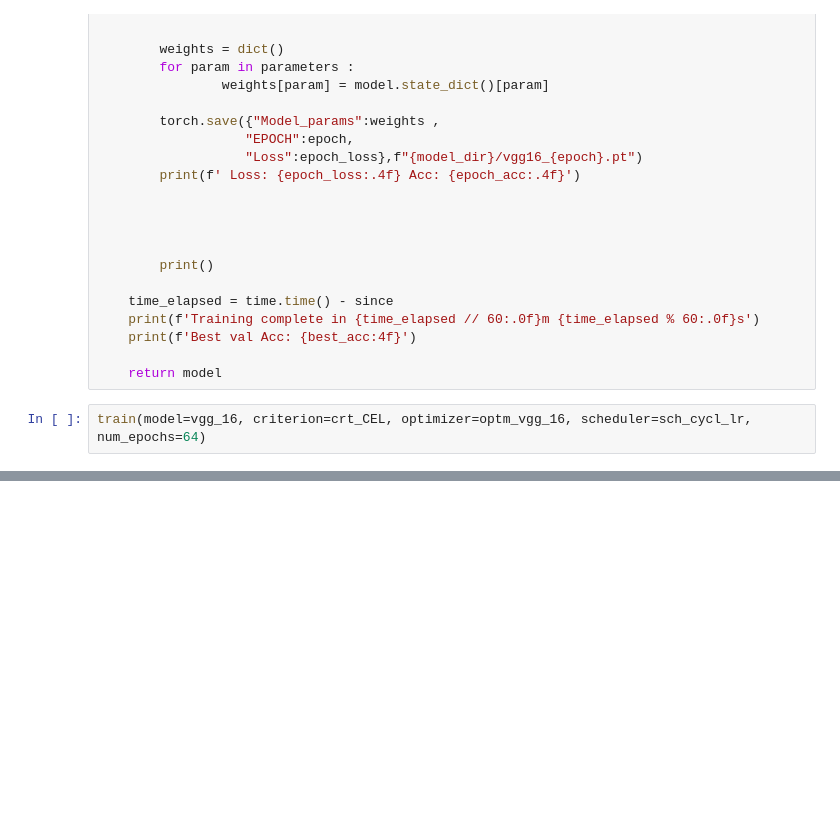
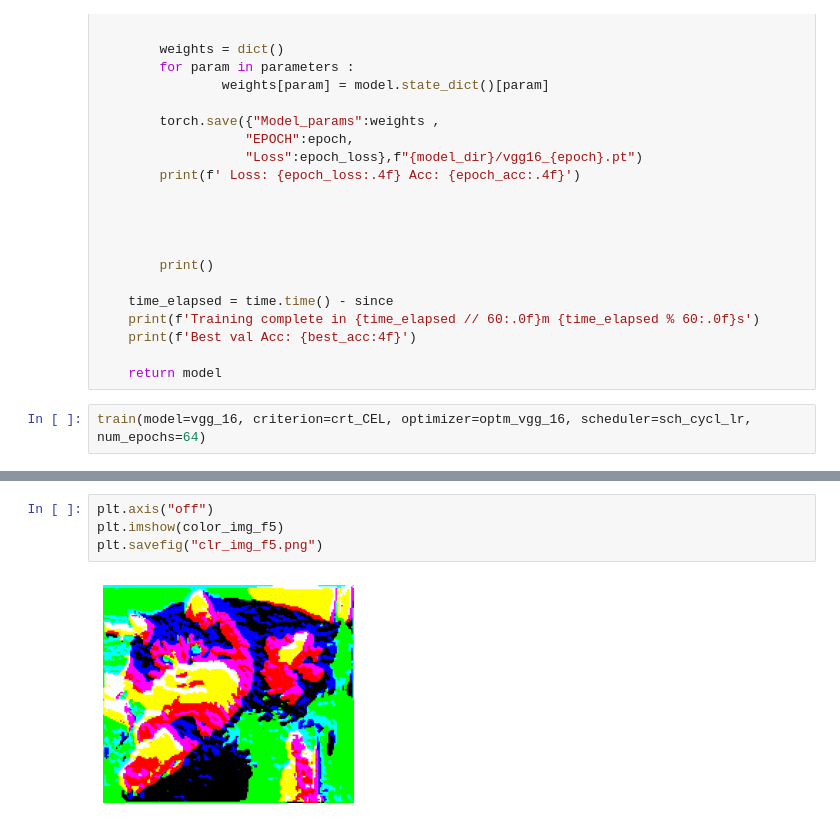
Before and after one commit to 8bitnand/Blogs, a Jupyter notebook: Visualizing the learning of a neural network/VGG16.ipynb, the cells around one changed output, grey strips where cells are left out. Cells and saved outputs as stored; diff of their text form; blank space fills up the shorter version.

```diff
--- a/Visualizing the learning of a neural network/VGG16.ipynb
+++ b/Visualizing the learning of a neural network/VGG16.ipynb
@@ -188,0 +381,6 @@ for ft in os.listdir("model/vgg16_imgs/")   :
+# %%
+plt.axis("off")
+plt.imshow(color_img_f5)
+plt.savefig("clr_img_f5.png")
+# %% [output]
+[figure, added]
```
Also changed, not shown: parts of 29 cells of this notebook.
